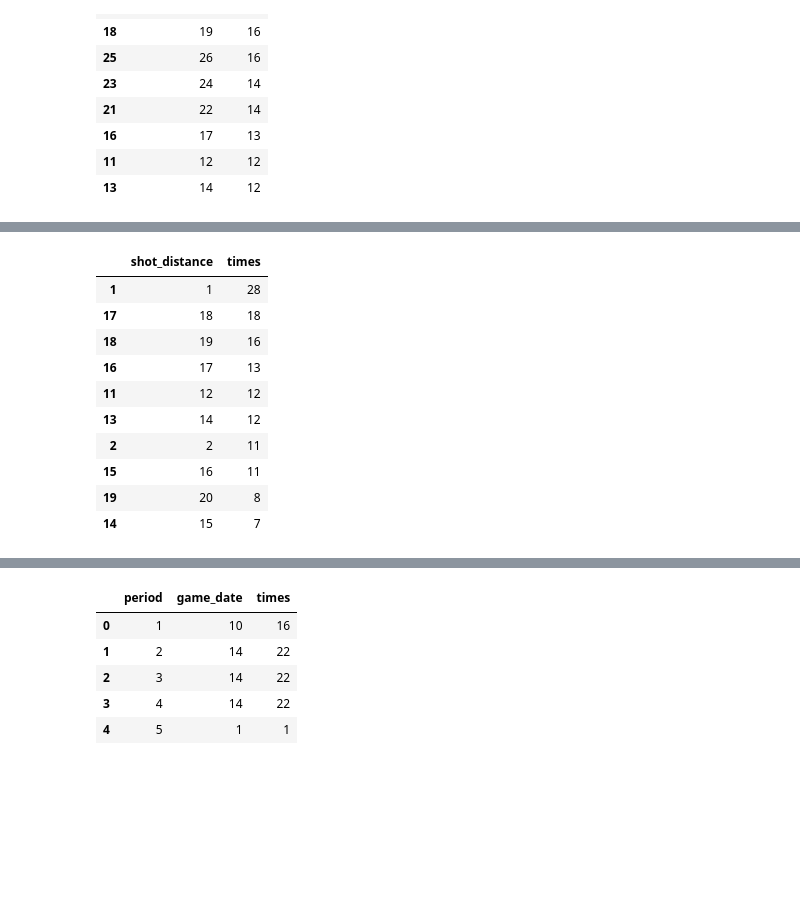
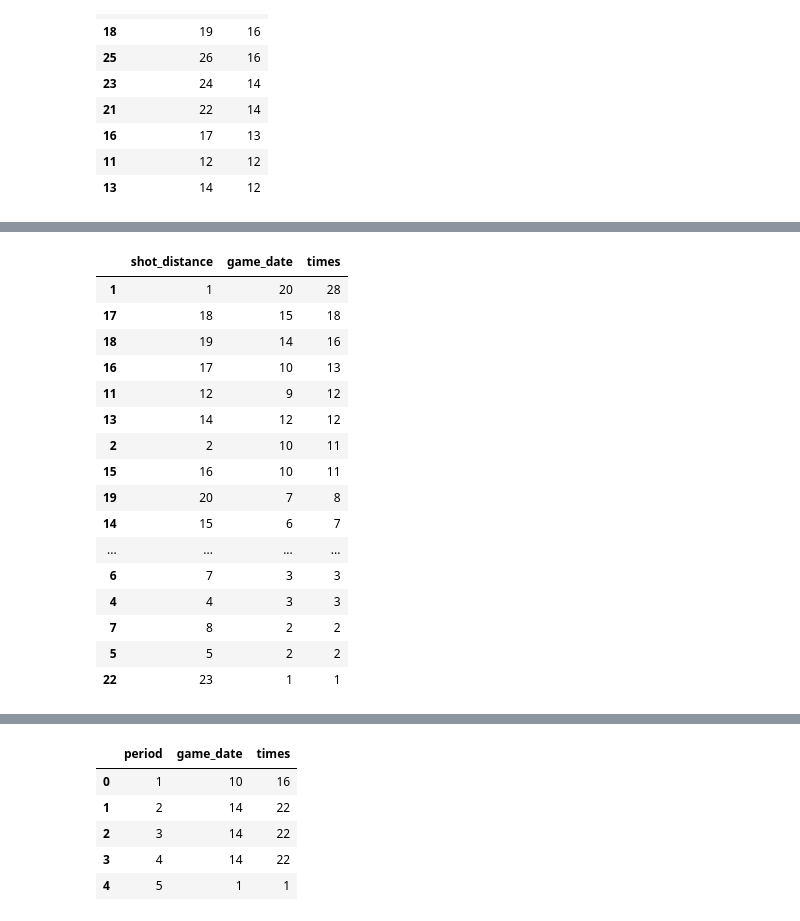
Before and after one commit to Minhduong243/Minh, a Jupyter notebook: MinhDuong/NBA Stats/Klay/Klay_2018_Stats.ipynb, the cells around one changed output, grey strips where cells are left out. Drawn from its saved outputs; the diff is of its cells as text; code cells hidden in the pictures; blank space fills up the shorter version.

```diff
--- a/MinhDuong/NBA Stats/Klay/Klay_2018_Stats.ipynb
+++ b/MinhDuong/NBA Stats/Klay/Klay_2018_Stats.ipynb
@@ -149,22 +149,29 @@ py.iplot(fig, filename='grouped-bar')
 # %%
 """This section is to analyze the top 10 distances from which Klay made most his two pointers"""
 
 select5 = """SELECT playtype, shot_type, game_date, period, time_remaining, shot_distance FROM madeshot WHERE shot_type='2PT Field Goal';"""
 made2PT = pysqldf(select5)
 TwoPTtype = made2PT.groupby(by='shot_distance', as_index=False).agg({"game_date": pd.Series.nunique, 'time_remaining': pd.Series.nunique})
 TwoPTtype = TwoPTtype.rename(columns={'shot_distance': 'shot_distance', 'time_remaining': 'times'})
 TwoPTtype = TwoPTtype.sort_values(by='times', ascending=False)
-TwoPTtype = TwoPTtype.head(10)
+
+# TwoPTtype = TwoPTtype.head(10)
 TwoPTtype
 # %% [output]
-|  | shot_distance | times |
-| 1 | 1 | 28 |
-| 17 | 18 | 18 |
-| 18 | 19 | 16 |
-| 16 | 17 | 13 |
-| 11 | 12 | 12 |
-| 13 | 14 | 12 |
-| 2 | 2 | 11 |
-| 15 | 16 | 11 |
-| 19 | 20 | 8 |
-| 14 | 15 | 7 |
+|  | shot_distance | game_date | times |
+| 1 | 1 | 20 | 28 |
+| 17 | 18 | 15 | 18 |
+| 18 | 19 | 14 | 16 |
+| 16 | 17 | 10 | 13 |
+| 11 | 12 | 9 | 12 |
+| 13 | 14 | 12 | 12 |
+| 2 | 2 | 10 | 11 |
+| 15 | 16 | 10 | 11 |
+| 19 | 20 | 7 | 8 |
+| 14 | 15 | 6 | 7 |
+| ... | ... | ... | ... |
+| 6 | 7 | 3 | 3 |
+| 4 | 4 | 3 | 3 |
+| 7 | 8 | 2 | 2 |
+| 5 | 5 | 2 | 2 |
+| 22 | 23 | 1 | 1 |
```
Also changed, not shown: parts of 2 cells of this notebook.
